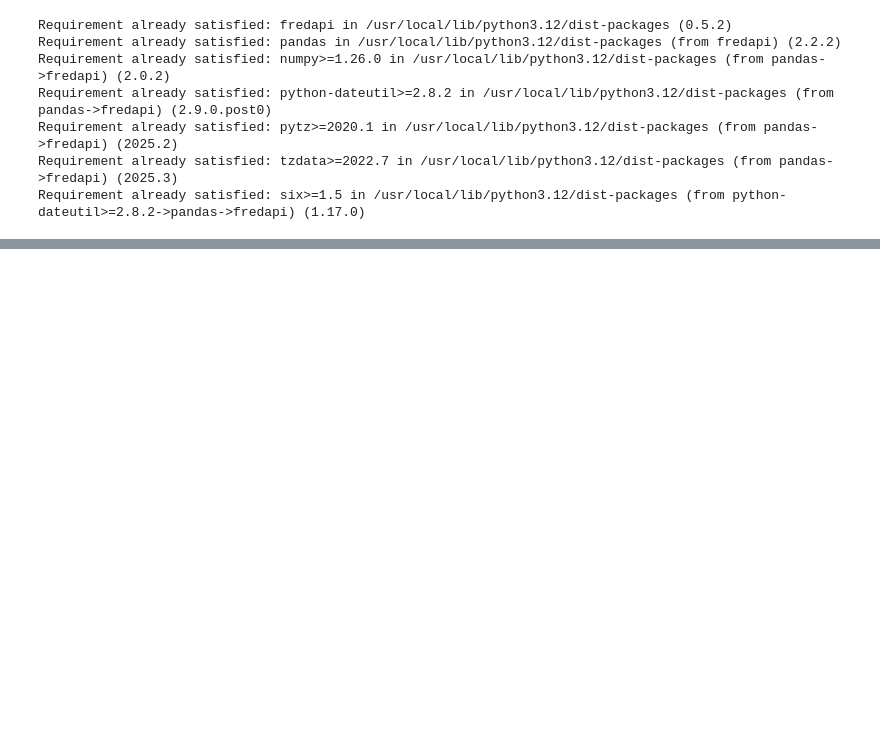
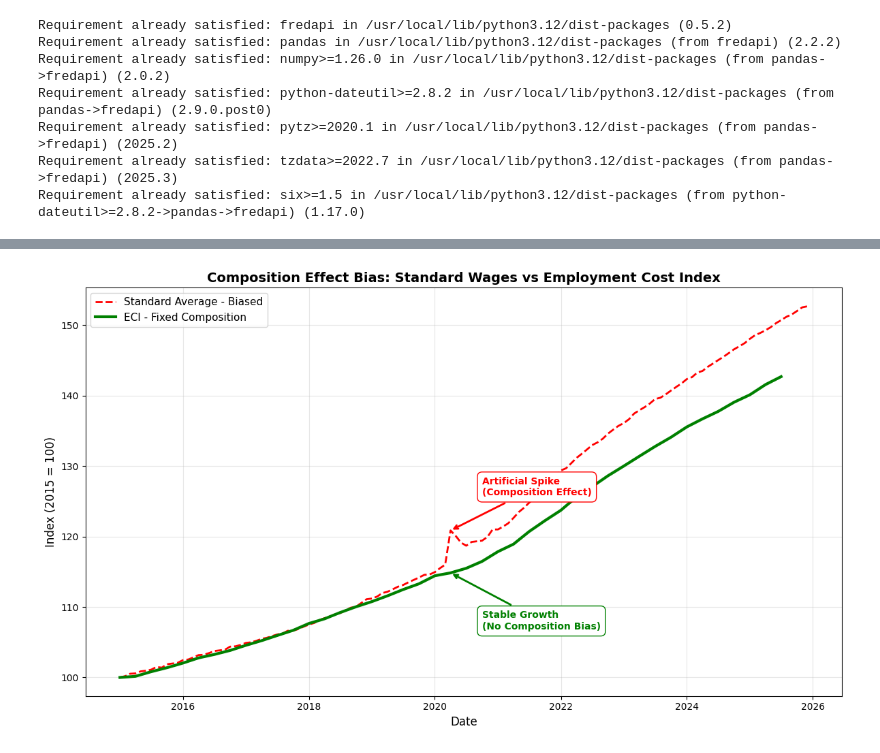
Before and after one commit to epleywin/ECON3916-Statistical-Machine-Learning, a Jupyter notebook: Lab 2/ lab_2_epley_win.ipynb, the cells around one changed output, grey strips where cells are left out. Drawn from its saved outputs; the diff is of its cells as text; code cells hidden in the pictures; blank space fills up the shorter version.

```diff
--- a/Lab 2/ lab_2_epley_win.ipynb
+++ b/Lab 2/ lab_2_epley_win.ipynb
@@ -60,0 +171,73 @@ Fetching data from FRED...
+# %%
+# 1. Fetch the Employment Cost Index (ECI) data
+eci = fred.get_series('ECIWAG')
+
+# 2. Filter both series to 2015-01-01 onwards
+start_date = '2015-01-01'
+wages_filtered = wages[wages.index >= start_date]
+eci_filtered = eci[eci.index >= start_date]
+
+# 3. Rebase both series to 100 (first value = 100)
+wages_rebased = (wages_filtered / wages_filtered.iloc[0]) * 100
+eci_rebased = (eci_filtered / eci_filtered.iloc[0]) * 100
+
+# 4. Create the comparison plot
+plt.figure(figsize=(12, 7))
+
+# Plot wages as red dashed line
+plt.plot(wages_rebased.index, wages_rebased,
+         color='red', linestyle='--', linewidth=2,
+         label='Standard Average - Biased')
+
+# Plot ECI as green thick line
+plt.plot(eci_rebased.index, eci_rebased,
+         color='green', linewidth=3,
+         label='ECI - Fixed Composition')
+
+# 5. Add annotations for 2020 divergence
+# Find approximate 2020 values for annotation
+spike_date = pd.Timestamp('2020-04-01')
+if spike_date in wages_rebased.index:
+    spike_y = wages_rebased.loc[spike_date]
+    plt.annotate('Artificial Spike\n(Composition Effect)',
+                xy=(spike_date, spike_y),
+                xytext=(spike_date + pd.DateOffset(months=6), spike_y + 5),
+                arrowprops=dict(arrowstyle='->', color='red', lw=2),
+                fontsize=10, color='red', fontweight='bold',
+                bbox=dict(boxstyle='round,pad=0.5', facecolor='white', edgecolor='red'))
+
+stable_date = pd.Timestamp('2020-04-01')
+if stable_date in eci_rebased.index:
+    stable_y = eci_rebased.loc[stable_date]
+    plt.annotate('Stable Growth\n(No Composition Bias)',
+                xy=(stable_date, stable_y),
+                xytext=(stable_date + pd.DateOffset(months=6), stable_y - 8),
+                arrowprops=dict(arrowstyle='->', color='green', lw=2),
+                fontsize=10, color='green', fontweight='bold',
+                bbox=dict(boxstyle='round,pad=0.5', facecolor='white', edgecolor='green'))
+
+# Formatting
+plt.title('Composition Effect Bias: Standard Wages vs Employment Cost Index',
+          fontsize=14, fontweight='bold')
+plt.xlabel('Date', fontsize=12)
+plt.ylabel('Index (2015 = 100)', fontsize=12)
+plt.legend(loc='upper left', fontsize=11)
+plt.grid(True, alpha=0.3)
+plt.tight_layout()
+plt.show()
+
+# Print summary statistics
+print("\n=== Summary Statistics ===")
+print(f"\nStandard Wages (Rebased):")
+print(f"  Start: {wages_rebased.iloc[0]:.2f}")
+print(f"  End: {wages_rebased.iloc[-1]:.2f}")
+print(f"  Total Growth: {wages_rebased.iloc[-1] - wages_rebased.iloc[0]:.2f} points")
+
+print(f"\nEmployment Cost Index (Rebased):")
+print(f"  Start: {eci_rebased.iloc[0]:.2f}")
+print(f"  End: {eci_rebased.iloc[-1]:.2f}")
+print(f"  Total Growth: {eci_rebased.iloc[-1] - eci_rebased.iloc[0]:.2f} points")
+
+print(f"\nDivergence (Bias): {(wages_rebased.iloc[-1] - eci_rebased.iloc[-1]):.2f} points")
+# %% [output]
+[figure, added]
```
Also changed, not shown: parts of 6 cells of this notebook.
